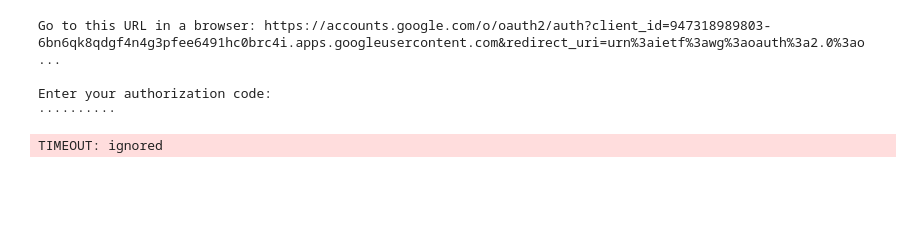
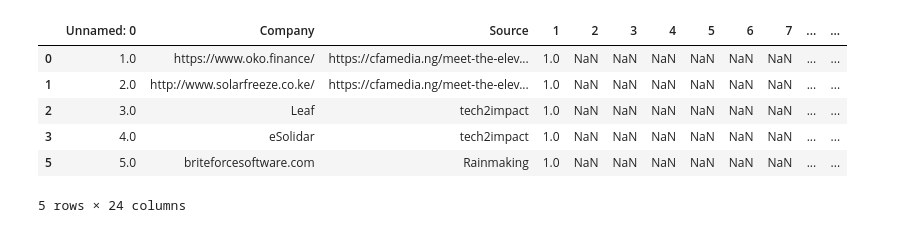
Before and after one commit to Amannor/sdg-codebase, a Jupyter notebook: SDG_first_experiment.ipynb, the cells around one changed output. Drawn from its saved outputs; the diff is of its cells as text; code cells hidden in the pictures; blank space fills up the shorter version.

```diff
--- a/SDG_first_experiment.ipynb
+++ b/SDG_first_experiment.ipynb
@@ -1,25 +1,27 @@
 # %%
 import pandas as pd
-from google.colab import drive
-drive.mount('/content/drive')
-!pip install transformers
 from transformers import BertTokenizer, BertModel, BertForMaskedLM
 from transformers import AdamW
 import torch
+import matplotlib.pyplot as plt
+from sklearn.model_selection import train_test_split
+from sklearn.metrics import confusion_matrix, accuracy_score
-# %% [output]
-Go to this URL in a browser: https://accounts.google.com/o/oauth2/auth?client_id=947318989803-6bn6qk8qdgf4n4g3pfee6491hc0brc4i.apps.googleusercontent.com&redirect_uri=urn%3aietf%3awg%3aoauth%3a2.0%3ao ...
-
-Enter your authorization code:
-··········
-TIMEOUT: ignored
 # %%
 def read_data(filepath):
   data = pd.read_csv(filepath)
   data = data[data["About"].isnull() == False]
   data = data[data["About"] != "0"]
   return data
 
-data = read_data("/content/drive/My Drive/SDG_Research/SDG Compnies - rainmaking.io_impact_compass.csv")
+data = read_data("data/SDG_Companies_ddbb.csv")
 data.head()
+# %% [output]
+|  | Unnamed: 0 | Company | Source | 1 | 2 | 3 | 4 | 5 | 6 | 7 | ... | ... |
+| 0 | 1.0 | https://www.oko.finance/ | https://cfamedia.ng/meet-the-elev... | 1.0 | NaN | NaN | NaN | NaN | NaN | NaN | ... | ... |
+| 1 | 2.0 | http://www.solarfreeze.co.ke/ | https://cfamedia.ng/meet-the-elev... | 1.0 | NaN | NaN | NaN | NaN | NaN | NaN | ... | ... |
+| 2 | 3.0 | Leaf | tech2impact | 1.0 | NaN | NaN | NaN | NaN | NaN | NaN | ... | ... |
+| 3 | 4.0 | eSolidar | tech2impact | 1.0 | NaN | NaN | NaN | NaN | NaN | NaN | ... | ... |
+| 5 | 5.0 | briteforcesoftware.com | Rainmaking | 1.0 | NaN | NaN | NaN | NaN | NaN | NaN | ... | ... |
+5 rows × 24 columns
 # %%
 data["Target"] = data["SDG Goal"].apply(lambda x: str(x) + "_goal")
```
Also changed, not shown: parts of 9 cells of this notebook.
